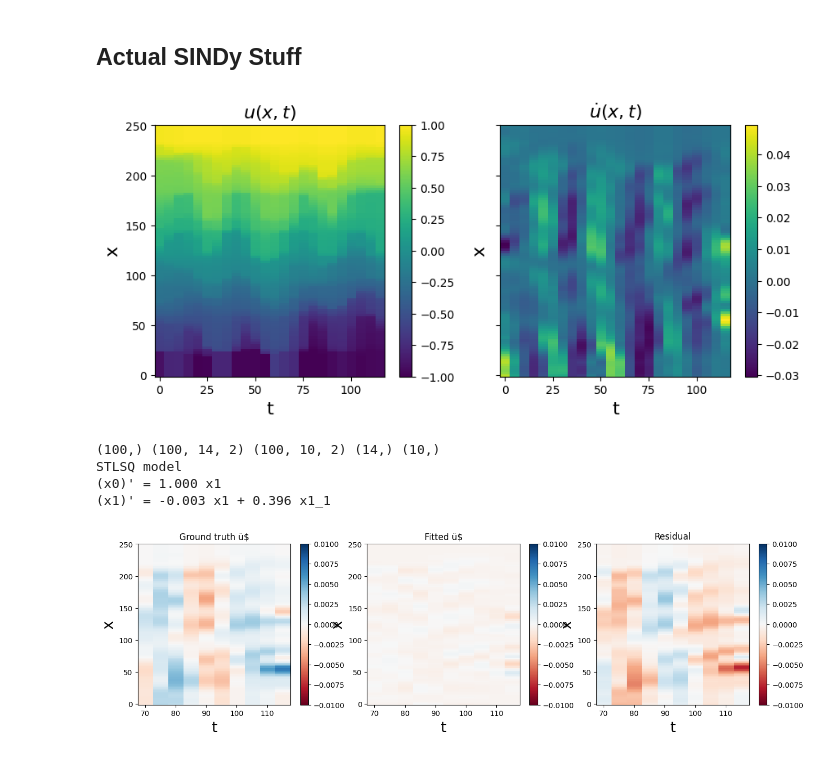
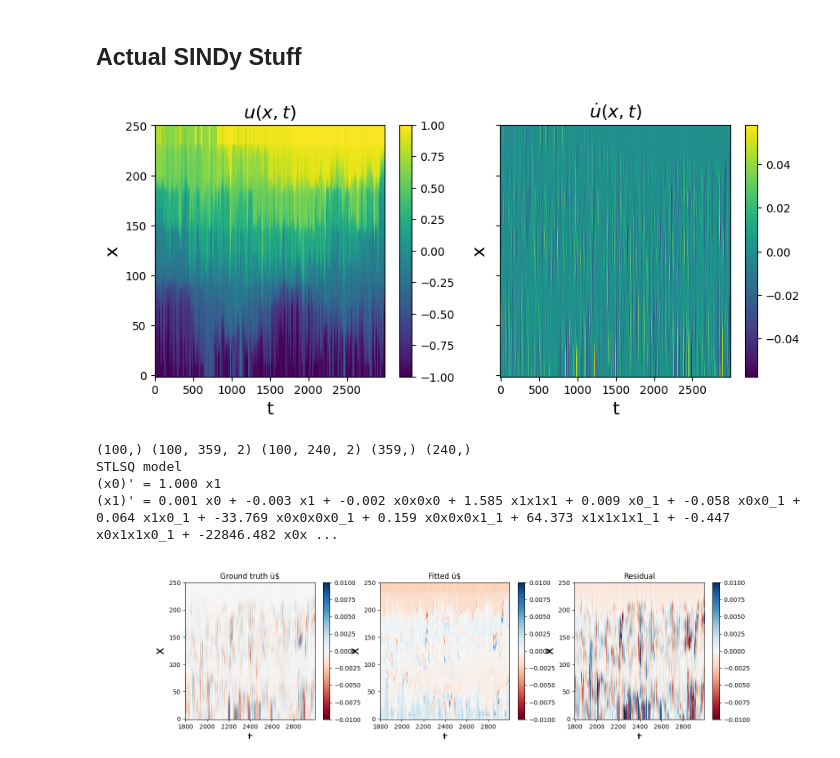
Before and after one commit to ericeberg3/UW_research, a Jupyter notebook: DTS_TG_SINDy_small_scale.ipynb, the cells around one changed output. Cells and saved outputs as stored; diff of their text form; code cells hidden in the pictures.

```diff
--- a/DTS_TG_SINDy_small_scale.ipynb
+++ b/DTS_TG_SINDy_small_scale.ipynb
@@ -81,8 +81,8 @@ plot_dists = dists[d_idx_start:d_idx_end]
 # Band pass filter
 filtered_arr = scipy.ndimage.gaussian_filter(plot_arr, 10, axes=1)
 
-startt = datetime.datetime(2023, 8, 25, 16) # 25
-endt = datetime.datetime(2023, 8, 25, 18) # 25
+startt = datetime.datetime(2023, 8, 24, 16) # 25
+endt = datetime.datetime(2023, 8, 26, 18) # 25
 startind_t = np.absolute(plot_times - startt).argmin()
 endind_t = np.absolute(plot_times - endt).argmin()
 
@@ -312,7 +312,7 @@ plt.title(r'$\dot{u}(x, t)$', fontsize=16)
 plt.colorbar()
 plt.show()
 # %% [output]
-[figure, old version]
+[figure, new version]
 # %%
 train = range(0, int(len(t) * 0.6))
 test = [i for i in np.arange(len(t)) if i not in train]
@@ -357,43 +357,45 @@ model.fit(u_train, x_dot=u_dot_train, ensemble=True, quiet=True)
 model.print()
 u_dot_sr3 = model.predict(u_test)
 # %% [output]
-(100,) (100, 14, 2) (100, 10, 2) (14,) (10,)
+(100,) (100, 359, 2) (100, 240, 2) (359,) (240,)
 STLSQ model
 (x0)' = 1.000 x1
-(x1)' = -0.003 x1 + 0.396 x1_1
+(x1)' = 0.001 x0 + -0.003 x1 + -0.002 x0x0x0 + 1.585 x1x1x1 + 0.009 x0_1 + -0.058 x0x0_1 + 0.064 x1x0_1 + -33.769 x0x0x0x0_1 + 0.159 x0x0x0x1_1 + 64.373 x1x1x1x1_1 + -0.447 x0x1x1x0_1 + -22846.482 x0x ...
 # %%
+%matplotlib widget
+
 # Make fancy plot comparing derivative
 plt.figure(figsize=(16, 4))
 plt.subplot(1, 3, 1)
 # plt.pcolormesh(t_test, x, u_dot_test, vmin=-1.5, vmax=1.5)
 plt.pcolormesh(t_test, x, u_dot_test[:, :, 1], vmin=-0.01, vmax=0.01, shading='nearest', cmap='RdBu')
 plt.colorbar()
 plt.xlabel('t', fontsize=20)
 plt.ylabel('x', fontsize=20)
 plt.title('Ground truth ü$')
 ax = plt.gca()
 
 
 plt.subplot(1, 3, 2)
 # u_dot_stlsq = np.reshape(u_dot_stlsq, (len(x), len(t_test)))
 # plt.pcolormesh(t_test, x, u_dot_stlsq, vmin=-1.5, vmax=1.5)
 # u_dot_stlsq = np.reshape(u_dot_sr3, (len(x), len(t_test), 1))
-plt.pcolormesh(t_test, x, u_dot_sr3[:,:,1], vmin=-0.01, vmax=0.01, shading='nearest', cmap='RdBu')
+plt.pcolormesh(t_test, x, 2*u_dot_sr3[:,:,1], vmin=-0.01, vmax=0.01, shading='nearest', cmap='RdBu')
 plt.colorbar()
 plt.xlabel('t', fontsize=20)
 plt.ylabel('x', fontsize=20)
 plt.title('Fitted ü$')
 ax = plt.gca()
 
 plt.subplot(1, 3, 3)
 # plt.pcolormesh(t_test, x, u_dot_stlsq - u_dot_test, vmin=-1.5, vmax=1.5)
-plt.pcolormesh(t_test, x, u_dot_sr3[:,:,1] - u_dot_test[:,:,1], vmin=-0.01, vmax=0.01, cmap='RdBu')
+plt.pcolormesh(t_test, x, u_dot_sr3[:,:,1] - 2*u_dot_test[:,:,1], vmin=-0.01, vmax=0.01, cmap='RdBu')
 plt.colorbar()
 plt.xlabel('t', fontsize=20)
 plt.ylabel('x', fontsize=20)
 plt.title('Residual')
 ax = plt.gca()
 
 plt.show()
 # %% [output]
-[figure, old version]
+[figure, new version]
```
Also changed, not shown: parts of 5 cells of this notebook, 1 other file.
